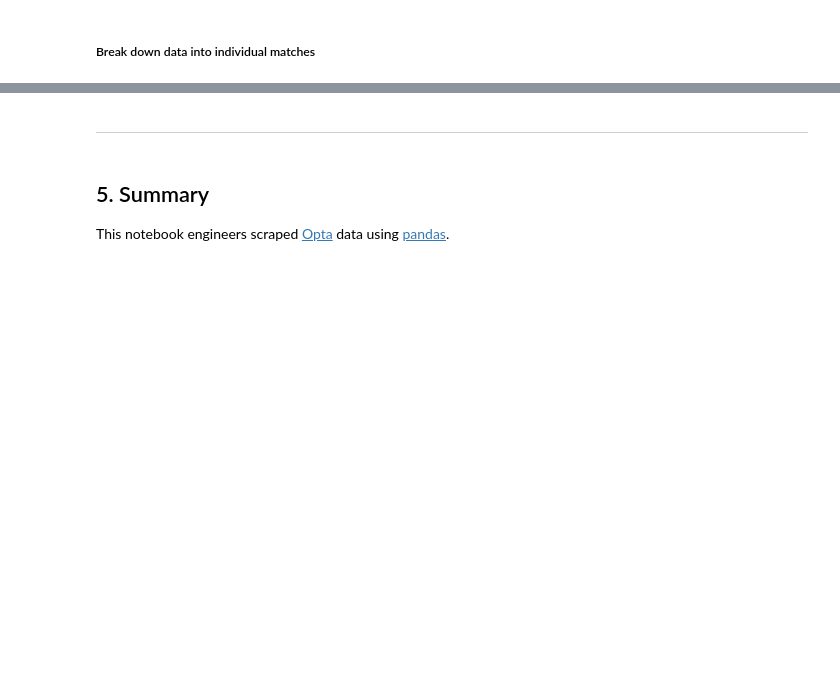
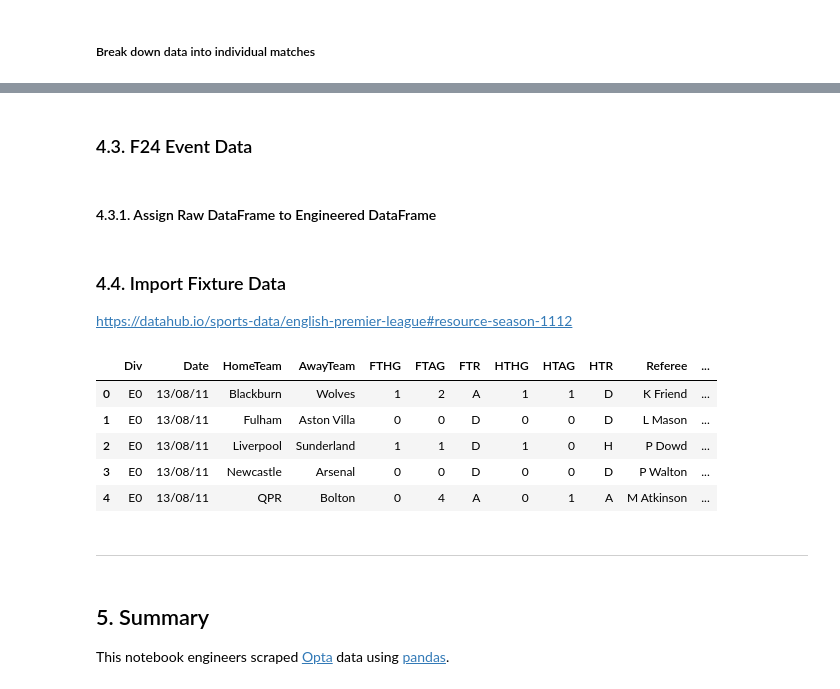
Before and after one commit to 7rao/football_analytics, a Jupyter notebook: notebooks/B) Data Engineering/Opta MCFC Analytics PL 2011-2012.ipynb, the cells around one changed output, grey strips where cells are left out. Cells and saved outputs as stored; diff of their text form; code cells hidden in the pictures; blank space fills up the shorter version.

```diff
--- a/notebooks/B) Data Engineering/Opta MCFC Analytics PL 2011-2012.ipynb
+++ b/notebooks/B) Data Engineering/Opta MCFC Analytics PL 2011-2012.ipynb
@@ -153,10 +153,8 @@ today = datetime.datetime.now().strftime('%d/%m/%Y').replace('/', '')
 # Set up initial paths to subfolders
 base_dir = os.path.join('..', '..', )
 data_dir = os.path.join(base_dir, 'data')
-data_dir_fbref = os.path.join(base_dir, 'data', 'fbref')
-data_dir_tm = os.path.join(base_dir, 'data', 'tm')
-data_dir_sb = os.path.join(base_dir, 'data', 'sb')
 data_dir_opta = os.path.join(base_dir, 'data', 'opta')
+data_dir_fixtures = os.path.join(base_dir, 'data', 'fixtures')
 img_dir = os.path.join(base_dir, 'img')
 fig_dir = os.path.join(base_dir, 'img', 'fig')
 video_dir = os.path.join(base_dir, 'video')
@@ -1041,0 +1083,4 @@ Now we have created three pandas DataFrames and wrangled the data to meet our ne
+# %% [markdown]
+### <a id='#section4.3'>4.3. F24 Event Data</a>
+# %% [markdown]
+#### <a id='#section4.3.1'>4.3.1. Assign Raw DataFrame to Engineered DataFrame</a>
@@ -1042,3 +1090,18 @@ Now we have created three pandas DataFrames and wrangled the data to meet our ne
+# %% [markdown]
+### <a id='#section4.4'>4.4. Import Fixture Data</a>
+https://datahub.io/sports-data/english-premier-league#resource-season-1112
+# %%
+# Import data as a DataFrame called 'df_original'. To use in wrangling process before creating 'df' DataFrame for analysis
+df_pl_fixtures_1112 = pd.read_csv(data_dir_fixtures + '/Premier League/csv/season-1112.csv')
+# %%
+df_pl_fixtures_1112.head()
+# %% [output]
+|  | Div | Date | HomeTeam | AwayTeam | FTHG | FTAG | FTR | HTHG | HTAG | HTR | Referee | ... |
+| 0 | E0 | 13/08/11 | Blackburn | Wolves | 1 | 2 | A | 1 | 1 | D | K Friend | ... |
+| 1 | E0 | 13/08/11 | Fulham | Aston Villa | 0 | 0 | D | 0 | 0 | D | L Mason | ... |
+| 2 | E0 | 13/08/11 | Liverpool | Sunderland | 1 | 1 | D | 1 | 0 | H | P Dowd | ... |
+| 3 | E0 | 13/08/11 | Newcastle | Arsenal | 0 | 0 | D | 0 | 0 | D | P Walton | ... |
+| 4 | E0 | 13/08/11 | QPR | Bolton | 0 | 4 | A | 0 | 1 | A | M Atkinson | ... |
 # %% [markdown]
 ---
 # %% [markdown]
```
Also changed, not shown: parts of 19 cells of this notebook.
